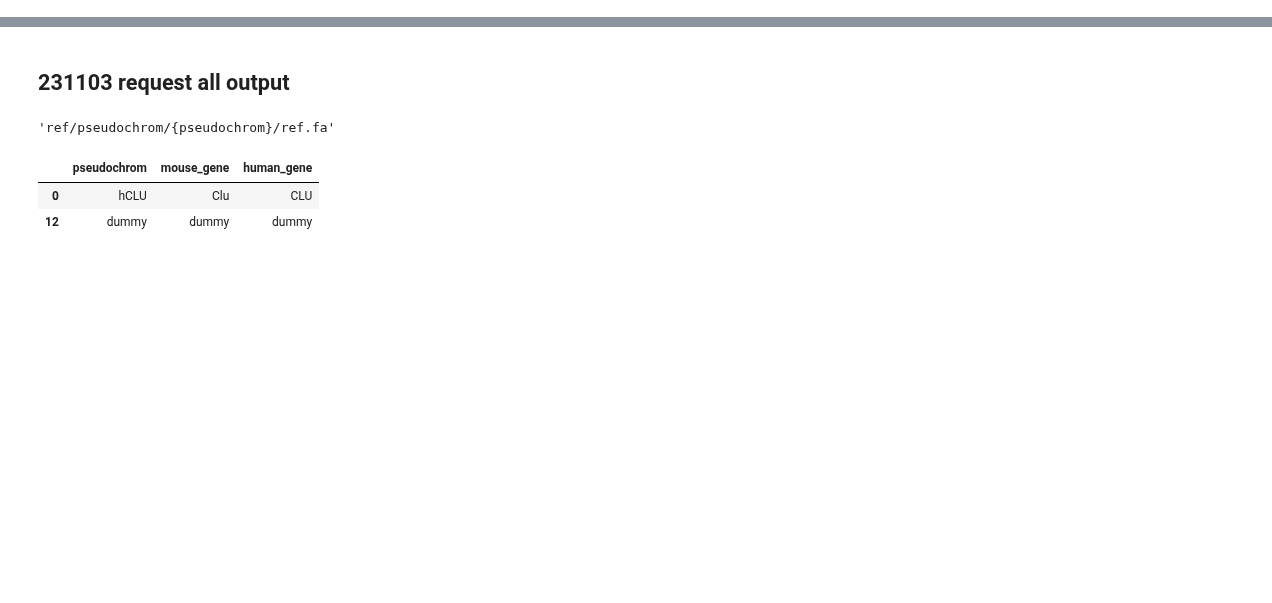
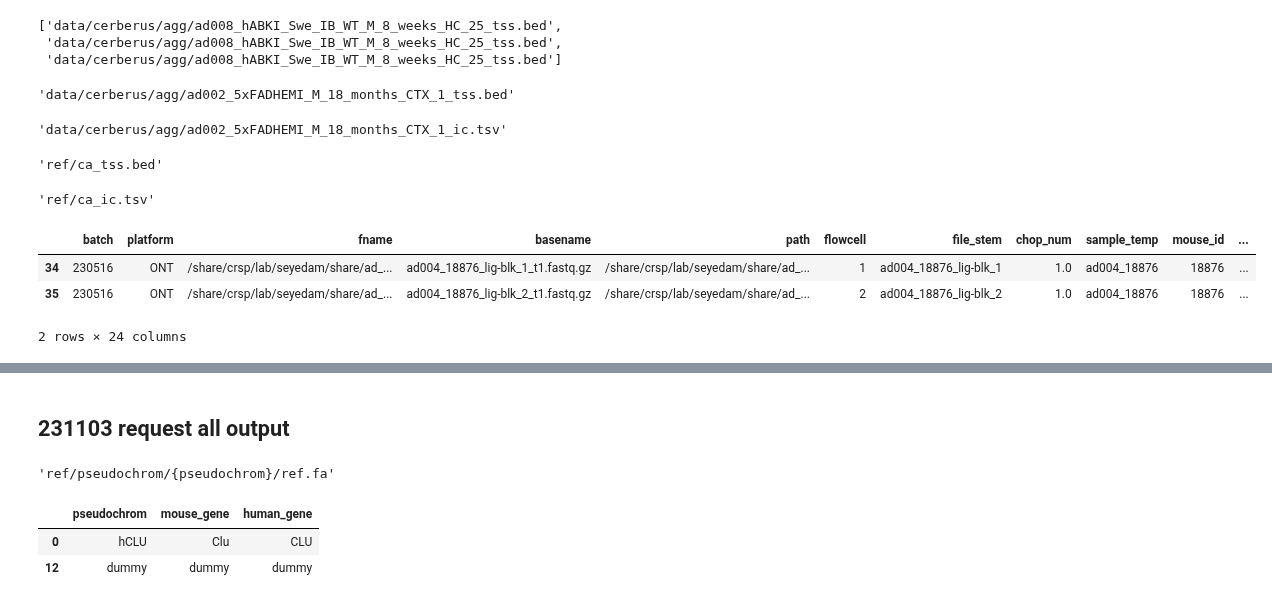
Before and after one commit to gfilimban/modelad_pipeline, a Jupyter notebook: proc_update/snakemake_dev.ipynb, the cells around one changed output, grey strips where cells are left out. Drawn from its saved outputs; the diff is of its cells as text; code cells hidden in the pictures; blank space fills up the shorter version.

```diff
--- a/proc_update/snakemake_dev.ipynb
+++ b/proc_update/snakemake_dev.ipynb
@@ -20,0 +23,12 @@ with open(config_file) as f:
+# %%
+config_tsv = '231027_config.tsv'
+# config_tsv = 'test_pseudochrom_parsing_config.tsv'
+# config_tsv = '231102_config_ad003.tsv'
+p_meta_tsv = 'pseudochromosome_metadata.tsv'
+meta_tsv = 'mouse_metadata.tsv'
+auto_dedupe = True
+
+df, p_df = parse_config_file(config_tsv,
+                       meta_tsv,
+                       p_meta_tsv,
+                       auto_dedupe=auto_dedupe)
@@ -20,0 +43,43 @@ with open(config_file) as f:
+# %%
+expand(expand(config['cerberus']['agg']['ends'],
+               zip,
+               study=max_cerb.study.tolist(),
+               genotype=max_cerb.genotype.tolist(),
+               sex=max_cerb.sex.tolist(),
+               age=max_cerb.age.tolist(),
+               tissue=max_cerb.tissue.tolist(),
+               cerberus_run=max_cerb.cerberus_run.tolist(),
+               allow_missing=True),
+               end_mode='tss')
+# %% [output]
+['data/cerberus/agg/ad008_hABKI_Swe_IB_WT_M_8_weeks_HC_25_tss.bed',
+ 'data/cerberus/agg/ad008_hABKI_Swe_IB_WT_M_8_weeks_HC_25_tss.bed',
+ 'data/cerberus/agg/ad008_hABKI_Swe_IB_WT_M_8_weeks_HC_25_tss.bed']
+# %%
+wc = {'cerberus_run': 2, 'end_mode': 'tss'}
+get_prev_cerb_entry(wc, p_df, config['cerberus']['agg']['ends'], config)
+# %% [output]
+'data/cerberus/agg/ad002_5xFADHEMI_M_18_months_CTX_1_tss.bed'
+# %%
+wc = {'cerberus_run': 2}
+get_prev_cerb_entry(wc, p_df, config['cerberus']['agg']['ics'], config)
+# %% [output]
+'data/cerberus/agg/ad002_5xFADHEMI_M_18_months_CTX_1_ic.tsv'
+# %%
+wc = {'cerberus_run': 1, 'end_mode': 'tss'}
+get_prev_cerb_entry(wc, p_df, config['cerberus']['agg']['ends'], config)
+# %% [output]
+'ref/ca_tss.bed'
+# %%
+wc = {'cerberus_run': 1}
+get_prev_cerb_entry(wc, p_df, config['cerberus']['agg']['ics'], config)
+# %% [output]
+'ref/ca_ic.tsv'
+# %%
+max_cerb = df.loc[df.cerberus_run==df.cerberus_run.max(axis=0)]
+max_cerb
+# %% [output]
+|  | batch | platform | fname | basename | path | flowcell | file_stem | chop_num | sample_temp | mouse_id | ... |
+| 34 | 230516 | ONT | /share/crsp/lab/seyedam/share/ad_... | ad004_18876_lig-blk_1_t1.fastq.gz | /share/crsp/lab/seyedam/share/ad_... | 1 | ad004_18876_lig-blk_1 | 1.0 | ad004_18876 | 18876 | ... |
+| 35 | 230516 | ONT | /share/crsp/lab/seyedam/share/ad_... | ad004_18876_lig-blk_2_t1.fastq.gz | /share/crsp/lab/seyedam/share/ad_... | 2 | ad004_18876_lig-blk_2 | 1.0 | ad004_18876 | 18876 | ... |
+2 rows × 24 columns
```
Also changed, not shown: parts of 6 cells of this notebook, 9 other files.
